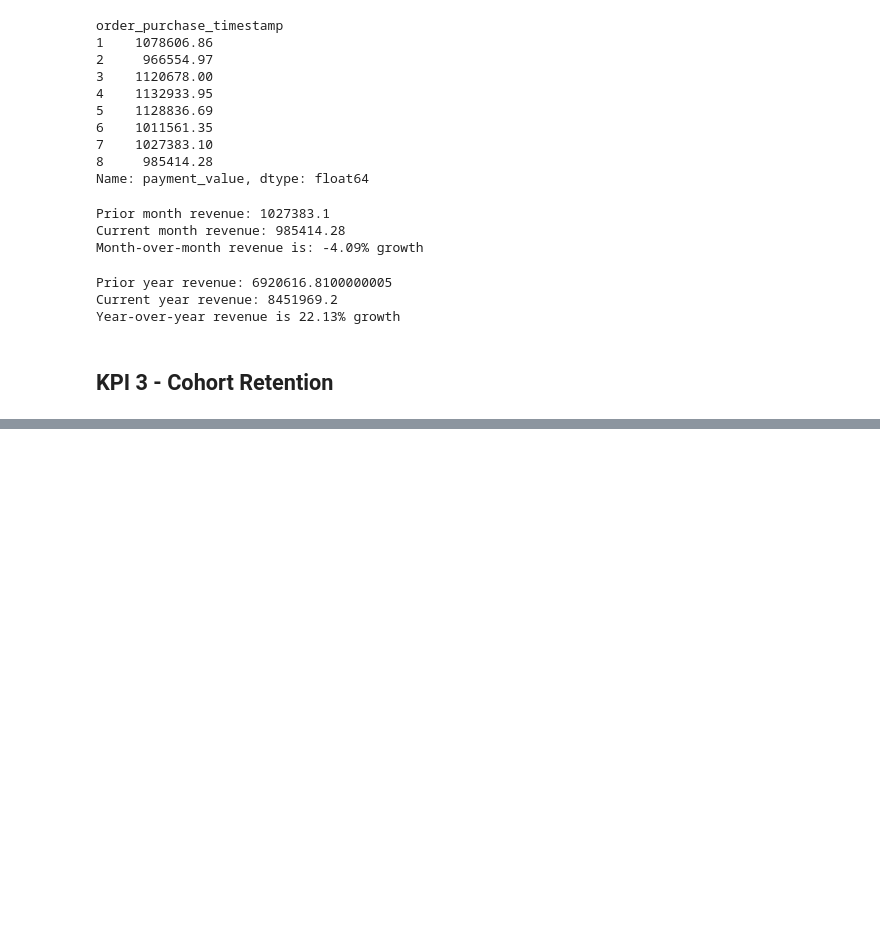
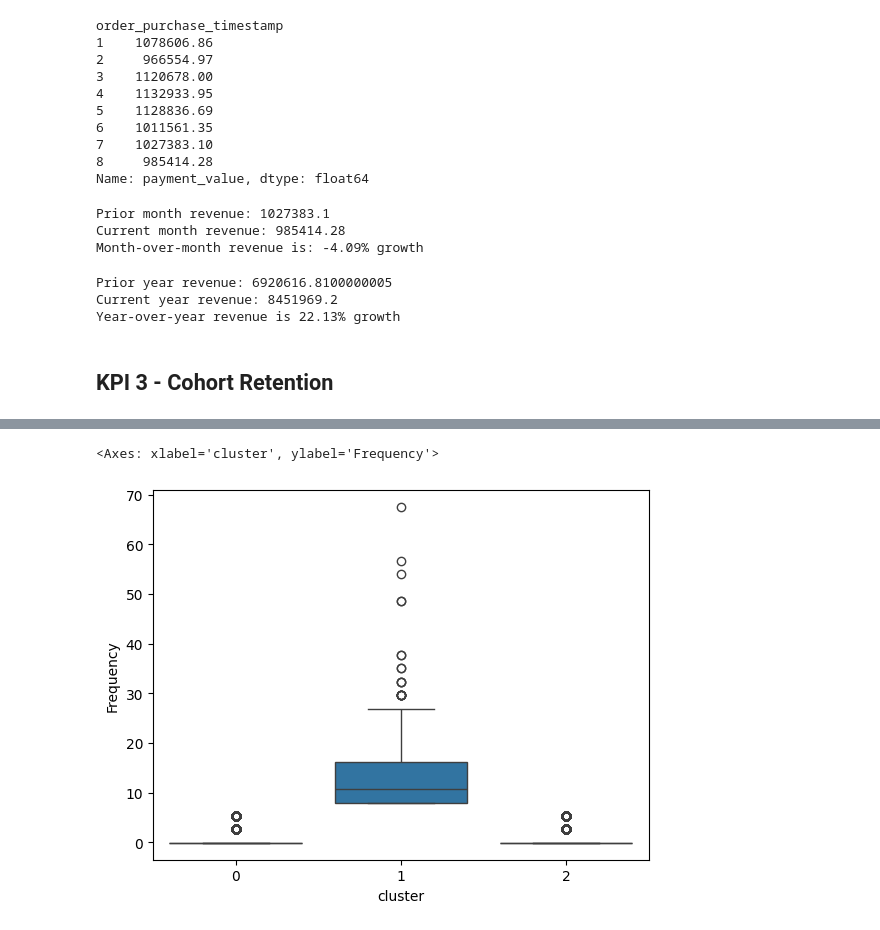
Before and after one commit to tony19415/Brazil-E-Commerce, a Jupyter notebook: 01_data_analysis.ipynb, the cells around one changed output, grey strips where cells are left out. Saved outputs shown, nothing was run; the diff lists cells and outputs as text; code cells hidden in the pictures; blank space fills up the shorter version.

```diff
--- a/01_data_analysis.ipynb
+++ b/01_data_analysis.ipynb
@@ -630,0 +936,5 @@ cohort_size[['customer_id', 'month', '']]
+# %%
+sns.boxplot(x='cluster', y='Frequency', data=rfm_normalized)
+# %% [output]
+<Axes: xlabel='cluster', ylabel='Frequency'>
+[figure, added]
```
Also changed, not shown: parts of 36 cells of this notebook.
